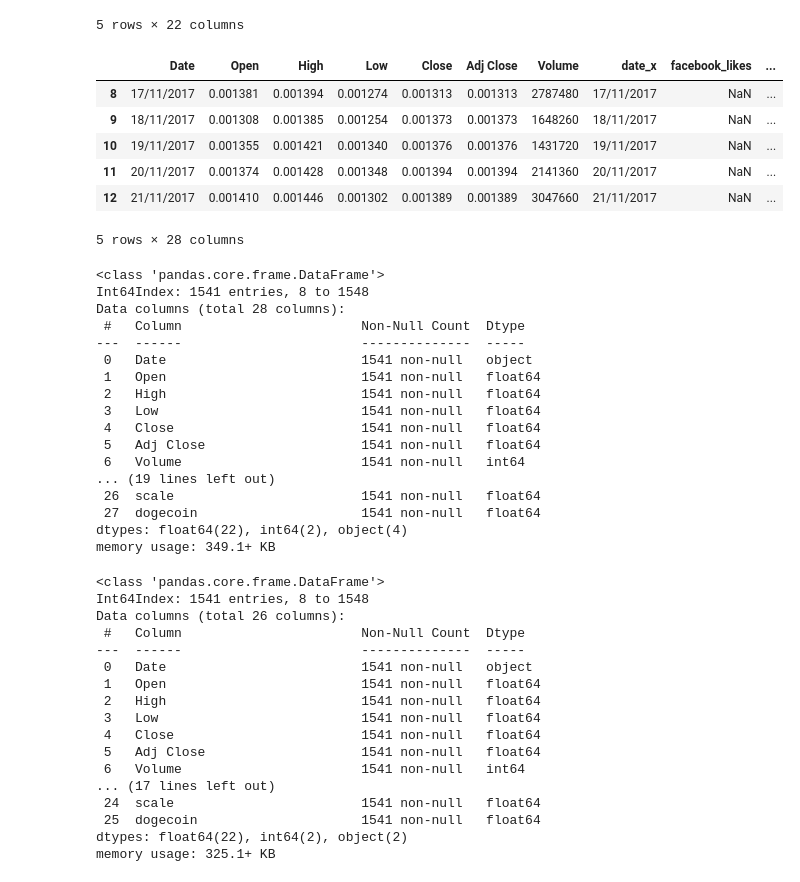
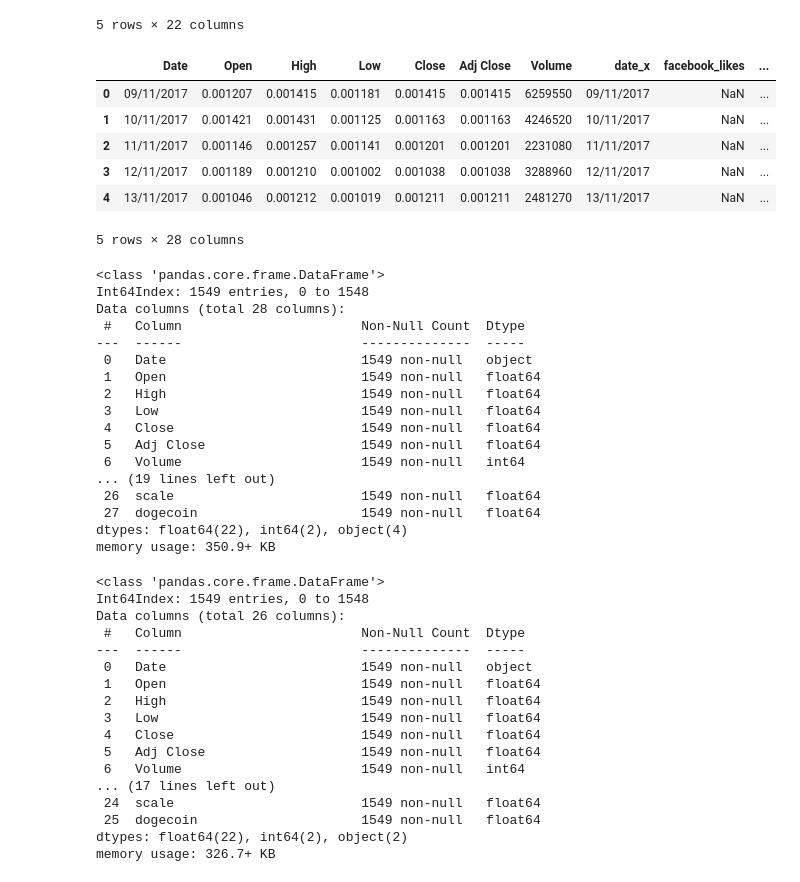
Before and after one commit to AnLong98/SIAP_2022, a Jupyter notebook: notebooks/data_aggregation.ipynb, the cells around one changed output. Drawn from its saved outputs; the diff is of its cells as text; code cells hidden in the pictures.

```diff
--- a/notebooks/data_aggregation.ipynb
+++ b/notebooks/data_aggregation.ipynb
@@ -110,6 +111,9 @@ data_doge_stats.head()
 | 3 | 12/11/2017 | NaN | 165402.0 | 1.102 | 14.469 | ... |
 | 4 | 13/11/2017 | NaN | NaN | 1.277 | 15.383 | ... |
 # %%
+data_doge_stats.set_index('date')
+data_doge_google.set_index('date')
+data_doge_usd.set_index('Date')
 merged_doge=pd.merge(data_doge_usd,data_doge_stats, how='inner', left_index=True, right_index=True)
 merged_doge.head()
 # %% [output]
@@ -121,36 +125,37 @@ merged_doge.head()
 | 4 | 13/11/2017 | 0.001046 | 0.001212 | 0.001019 | 0.001211 | 0.001211 | 2481270 | 13/11/2017 | NaN | ... |
 5 rows × 22 columns
 # %%
-merged_doge = pd.merge(merged_doge, data_doge_google, how='inner', left_index=True, right_index=True)
+merged_doge.set_index('Date')
+merged_doge = pd.merge(merged_doge, data_doge_google, how='inner', left_on='Date', right_on='date')
 merged_doge.head()
 # %% [output]
 |  | Date | Open | High | Low | Close | Adj Close | Volume | date_x | facebook_likes | ... |
-| 8 | 17/11/2017 | 0.001381 | 0.001394 | 0.001274 | 0.001313 | 0.001313 | 2787480 | 17/11/2017 | NaN | ... |
-| 9 | 18/11/2017 | 0.001308 | 0.001385 | 0.001254 | 0.001373 | 0.001373 | 1648260 | 18/11/2017 | NaN | ... |
-| 10 | 19/11/2017 | 0.001355 | 0.001421 | 0.001340 | 0.001376 | 0.001376 | 1431720 | 19/11/2017 | NaN | ... |
-| 11 | 20/11/2017 | 0.001374 | 0.001428 | 0.001348 | 0.001394 | 0.001394 | 2141360 | 20/11/2017 | NaN | ... |
-| 12 | 21/11/2017 | 0.001410 | 0.001446 | 0.001302 | 0.001389 | 0.001389 | 3047660 | 21/11/2017 | NaN | ... |
+| 0 | 09/11/2017 | 0.001207 | 0.001415 | 0.001181 | 0.001415 | 0.001415 | 6259550 | 09/11/2017 | NaN | ... |
+| 1 | 10/11/2017 | 0.001421 | 0.001431 | 0.001125 | 0.001163 | 0.001163 | 4246520 | 10/11/2017 | NaN | ... |
+| 2 | 11/11/2017 | 0.001146 | 0.001257 | 0.001141 | 0.001201 | 0.001201 | 2231080 | 11/11/2017 | NaN | ... |
+| 3 | 12/11/2017 | 0.001189 | 0.001210 | 0.001002 | 0.001038 | 0.001038 | 3288960 | 12/11/2017 | NaN | ... |
+| 4 | 13/11/2017 | 0.001046 | 0.001212 | 0.001019 | 0.001211 | 0.001211 | 2481270 | 13/11/2017 | NaN | ... |
 5 rows × 28 columns
 # %%
 merged_doge.info()
 # %% [output]
 <class 'pandas.core.frame.DataFrame'>
-Int64Index: 1541 entries, 8 to 1548
+Int64Index: 1549 entries, 0 to 1548
 Data columns (total 28 columns):
  #   Column                       Non-Null Count  Dtype
 ---  ------                       --------------  -----
- 0   Date                         1541 non-null   object
- 1   Open                         1541 non-null   float64
- 2   High                         1541 non-null   float64
- 3   Low                          1541 non-null   float64
- 4   Close                        1541 non-null   float64
- 5   Adj Close                    1541 non-null   float64
- 6   Volume                       1541 non-null   int64
+ 0   Date                         1549 non-null   object
+ 1   Open                         1549 non-null   float64
+ 2   High                         1549 non-null   float64
+ 3   Low                          1549 non-null   float64
+ 4   Close                        1549 non-null   float64
+ 5   Adj Close                    1549 non-null   float64
+ 6   Volume                       1549 non-null   int64
 ... (19 lines left out)
- 26  scale                        1541 non-null   float64
- 27  dogecoin                     1541 non-null   float64
+ 26  scale                        1549 non-null   float64
+ 27  dogecoin                     1549 non-null   float64
 dtypes: float64(22), int64(2), object(4)
-memory usage: 349.1+ KB
+memory usage: 350.9+ KB
 # %%
 del merged_doge['date_x']
 del merged_doge['date_y']
@@ -158,19 +163,19 @@ del merged_doge['date_y']
 merged_doge.info()
 # %% [output]
 <class 'pandas.core.frame.DataFrame'>
-Int64Index: 1541 entries, 8 to 1548
+Int64Index: 1549 entries, 0 to 1548
 Data columns (total 26 columns):
  #   Column                       Non-Null Count  Dtype
 ---  ------                       --------------  -----
- 0   Date                         1541 non-null   object
- 1   Open                         1541 non-null   float64
- 2   High                         1541 non-null   float64
- 3   Low                          1541 non-null   float64
- 4   Close                        1541 non-null   float64
- 5   Adj Close                    1541 non-null   float64
- 6   Volume                       1541 non-null   int64
+ 0   Date                         1549 non-null   object
+ 1   Open                         1549 non-null   float64
+ 2   High                         1549 non-null   float64
+ 3   Low                          1549 non-null   float64
+ 4   Close                        1549 non-null   float64
+ 5   Adj Close                    1549 non-null   float64
+ 6   Volume                       1549 non-null   int64
 ... (17 lines left out)
- 24  scale                        1541 non-null   float64
- 25  dogecoin                     1541 non-null   float64
+ 24  scale                        1549 non-null   float64
+ 25  dogecoin                     1549 non-null   float64
 dtypes: float64(22), int64(2), object(2)
-memory usage: 325.1+ KB
+memory usage: 326.7+ KB
```
Also changed, not shown: parts of 19 cells of this notebook, 5 other files.
